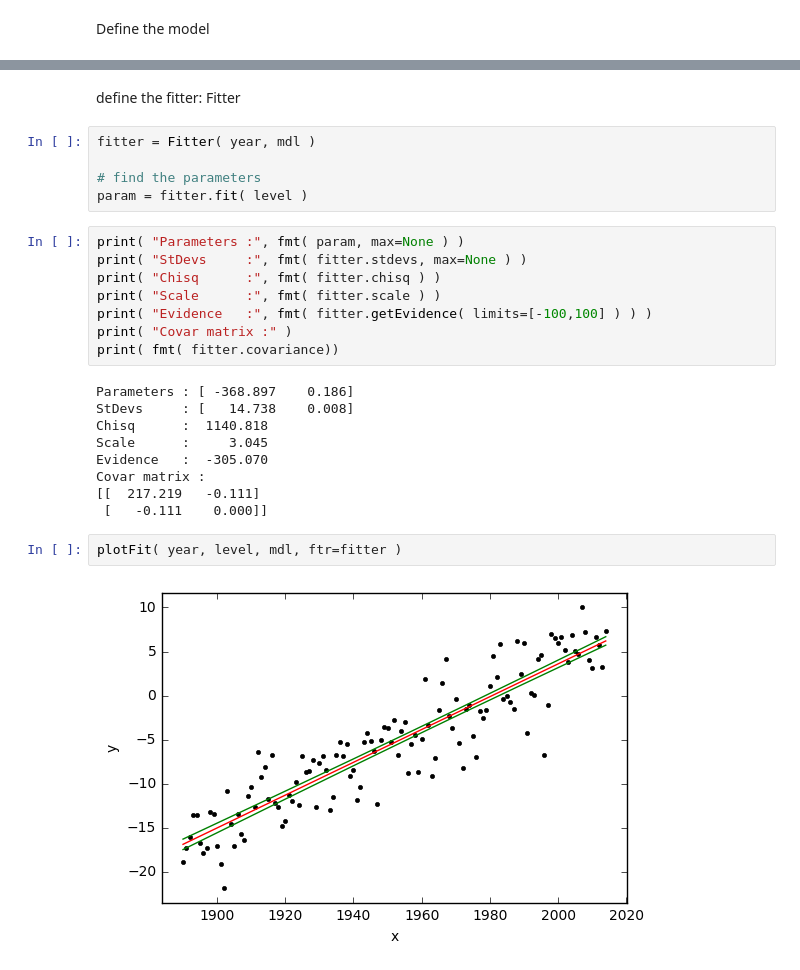
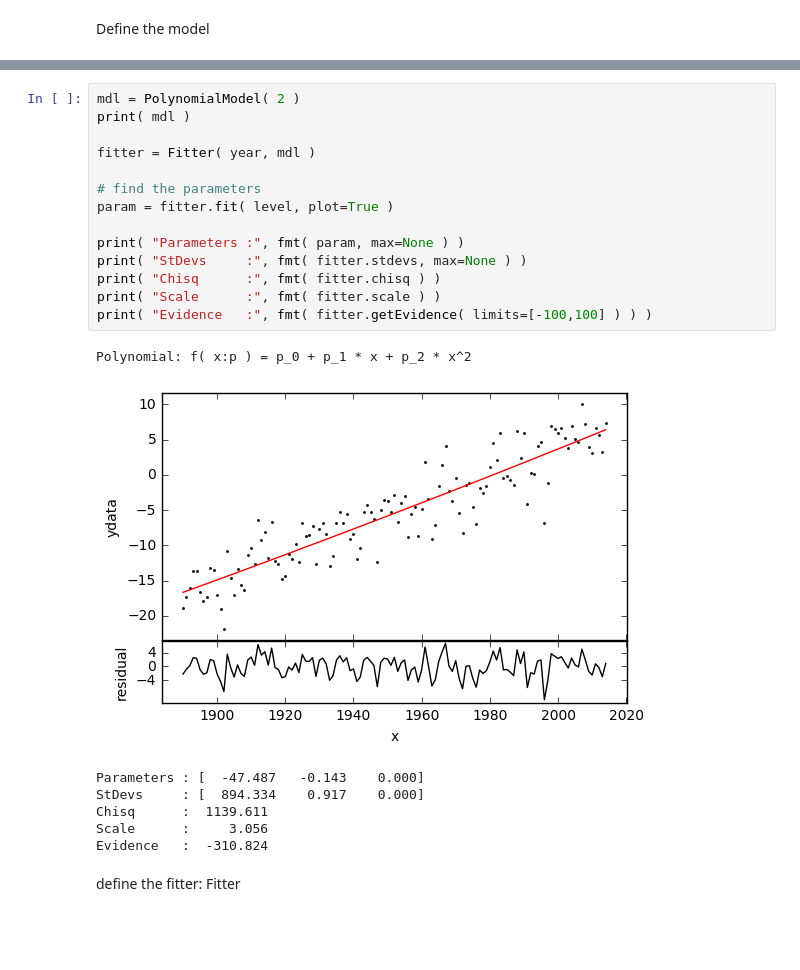
Before and after one commit to dokester/BayesicFitting, a Jupyter notebook: examples/sealevel.ipynb, the cells around one changed output, grey strips where cells are left out. Drawn from its saved outputs; the diff is of its cells as text; blank space fills up the shorter version.

```diff
--- a/examples/sealevel.ipynb
+++ b/examples/sealevel.ipynb
@@ -62,28 +58,24 @@ Polynomial: f( x:p ) = p_0 + p_1 * x
+# %%
+mdl = PolynomialModel( 2 )
+print( mdl )
+
+fitter = Fitter( year, mdl )
+
+# find the parameters
+param = fitter.fit( level, plot=True )
+
+print( "Parameters :", fmt( param, max=None ) )
+print( "StDevs     :", fmt( fitter.stdevs, max=None ) )
+print( "Chisq      :", fmt( fitter.chisq ) )
+print( "Scale      :", fmt( fitter.scale ) )
+print( "Evidence   :", fmt( fitter.getEvidence( limits=[-100,100] ) ) )
+# %% [output]
+Polynomial: f( x:p ) = p_0 + p_1 * x + p_2 * x^2
+[figure, added]
+Parameters : [  -47.487   -0.143    0.000]
+StDevs     : [  894.334    0.917    0.000]
+Chisq      :  1139.611
+Scale      :     3.056
+Evidence   :  -310.824
 # %% [markdown]
 define the fitter: Fitter
-# %%
-fitter = Fitter( year, mdl )
-
-# find the parameters
-param = fitter.fit( level )
-# %%
-print( "Parameters :", fmt( param, max=None ) )
-print( "StDevs     :", fmt( fitter.stdevs, max=None ) )
-print( "Chisq      :", fmt( fitter.chisq ) )
-print( "Scale      :", fmt( fitter.scale ) )
-print( "Evidence   :", fmt( fitter.getEvidence( limits=[-100,100] ) ) )
-print( "Covar matrix :" )
-print( fmt( fitter.covariance))
-# %% [output]
-Parameters : [ -368.897    0.186]
-StDevs     : [   14.738    0.008]
-Chisq      :  1140.818
-Scale      :     3.045
-Evidence   :  -305.070
-Covar matrix :
-[[  217.219   -0.111]
- [   -0.111    0.000]]
-# %%
-plotFit( year, level, mdl, ftr=fitter )
-# %% [output]
-[figure, removed]
```
Also changed, not shown: parts of 3 cells of this notebook, 17 other files.
